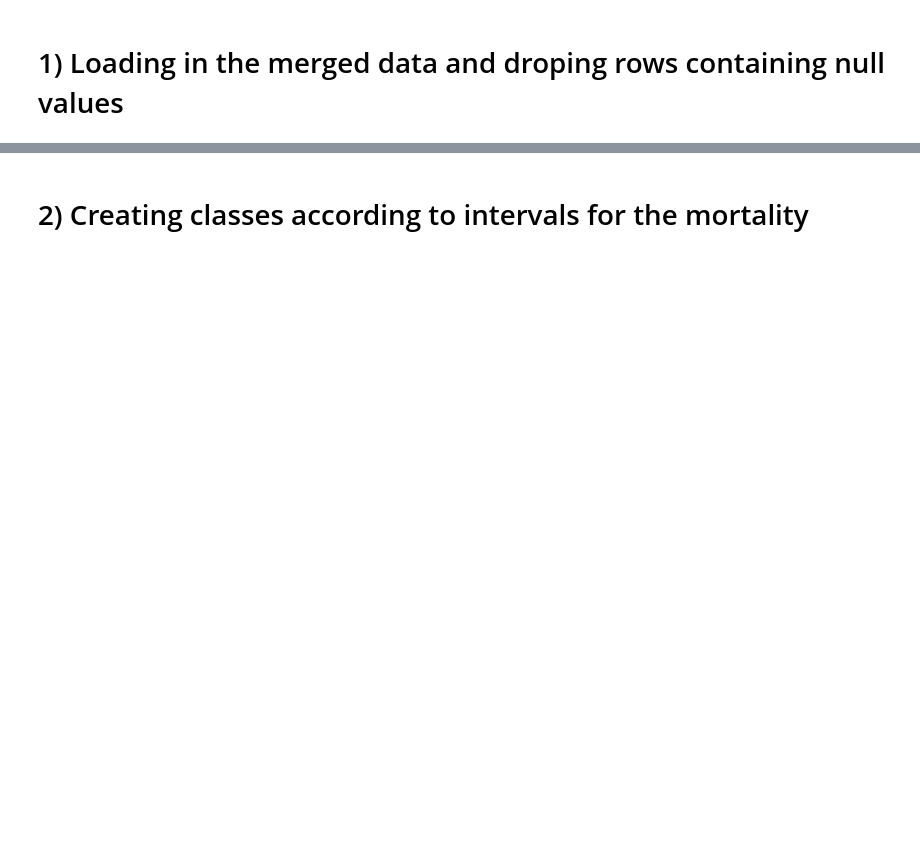
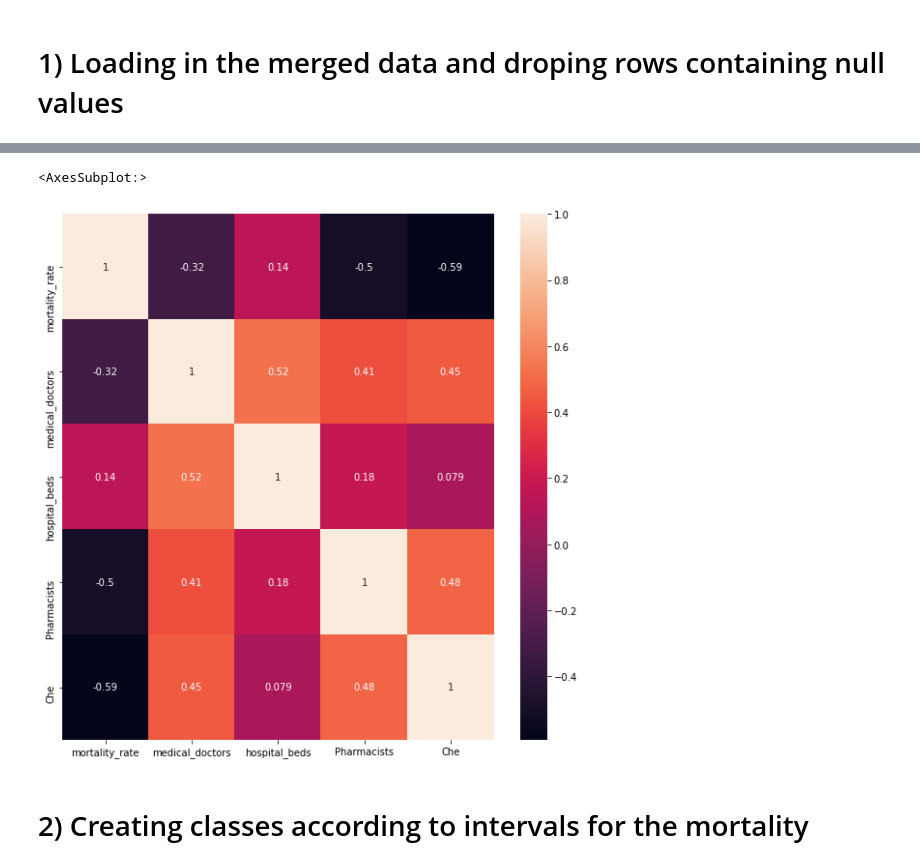
Before and after one commit to jadali17/mortality-classification, a Jupyter notebook: classification.ipynb, the cells around one changed output, grey strips where cells are left out. Saved outputs shown, nothing was run; the diff lists cells and outputs as text; code cells hidden in the pictures; blank space fills up the shorter version.

Commit message:
Added some visualization and small modifications

```diff
--- a/classification.ipynb
+++ b/classification.ipynb
@@ -29,3 +42,9 @@ data = data_init.dropna(axis=0)
+# %%
+fig, ax= pyplot.subplots(figsize=(10,10))
+sns.heatmap(data.corr(),annot=True)
+# %% [output]
+<AxesSubplot:>
+[figure, added]
 # %% [markdown]
 # 2) Creating classes according to intervals for the mortality
 # %%
```
Also changed, not shown: parts of 7 cells of this notebook.
